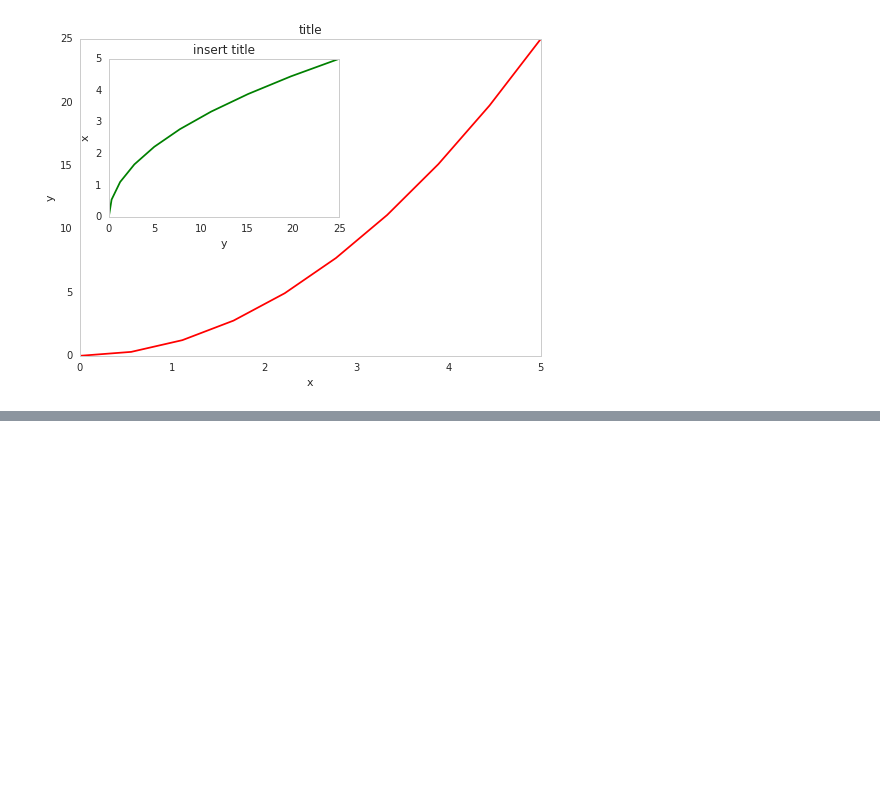
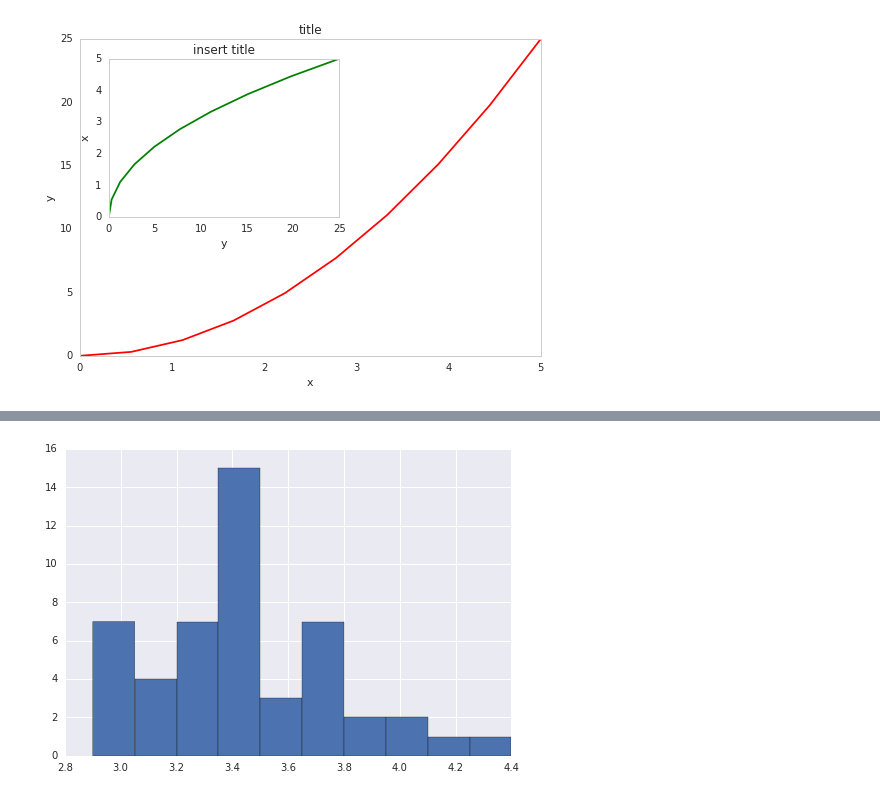
Before and after one commit to Ramonss93/geenotebook, a Jupyter notebook: matplotlib plotting.ipynb, the cells around one changed output, grey strips where cells are left out. Saved outputs shown, nothing was run; the diff lists cells and outputs as text; code cells hidden in the pictures; blank space fills up the shorter version.

```diff
--- a/matplotlib plotting.ipynb
+++ b/matplotlib plotting.ipynb
@@ -30,0 +47,5 @@ display(IFrame("https://code.earthengine.google.com", '800px', '600px'))
+# %%
+iris_data = iris_data.loc[(iris_data['species'] != 'setosa') | (iris_data['sepal_width'] >= 2.5)]
+iris_data.loc[iris_data['species'] == 'setosa', 'sepal_width'].hist();
+# %% [output]
+[figure, added]
```
Also changed, not shown: parts of 8 cells of this notebook, 2 other files.
